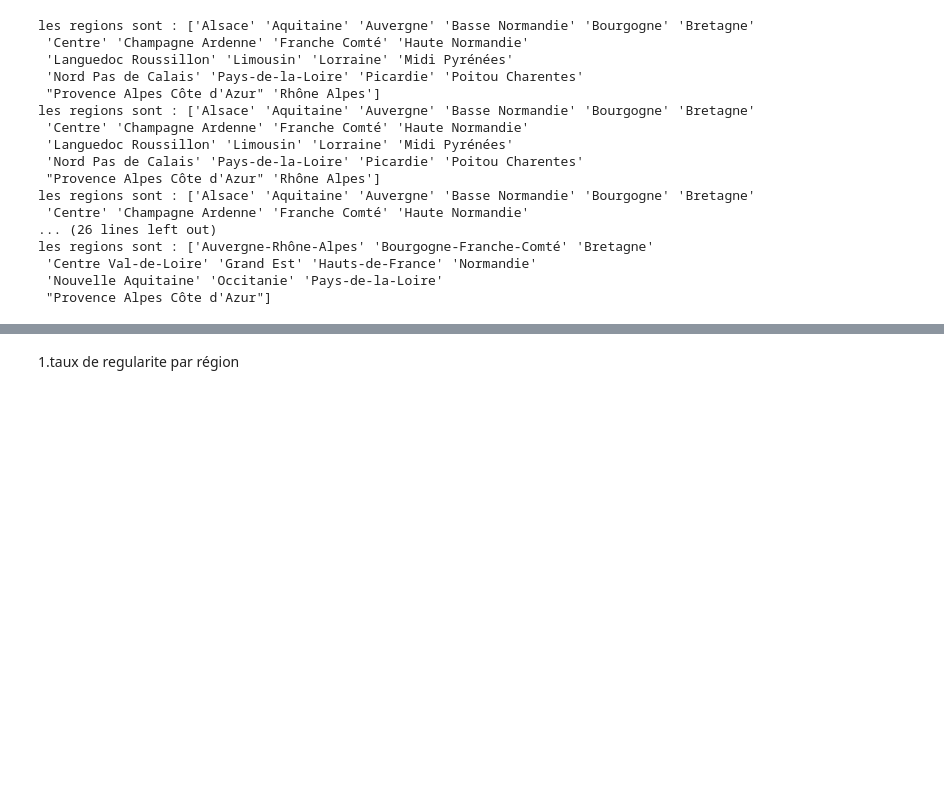
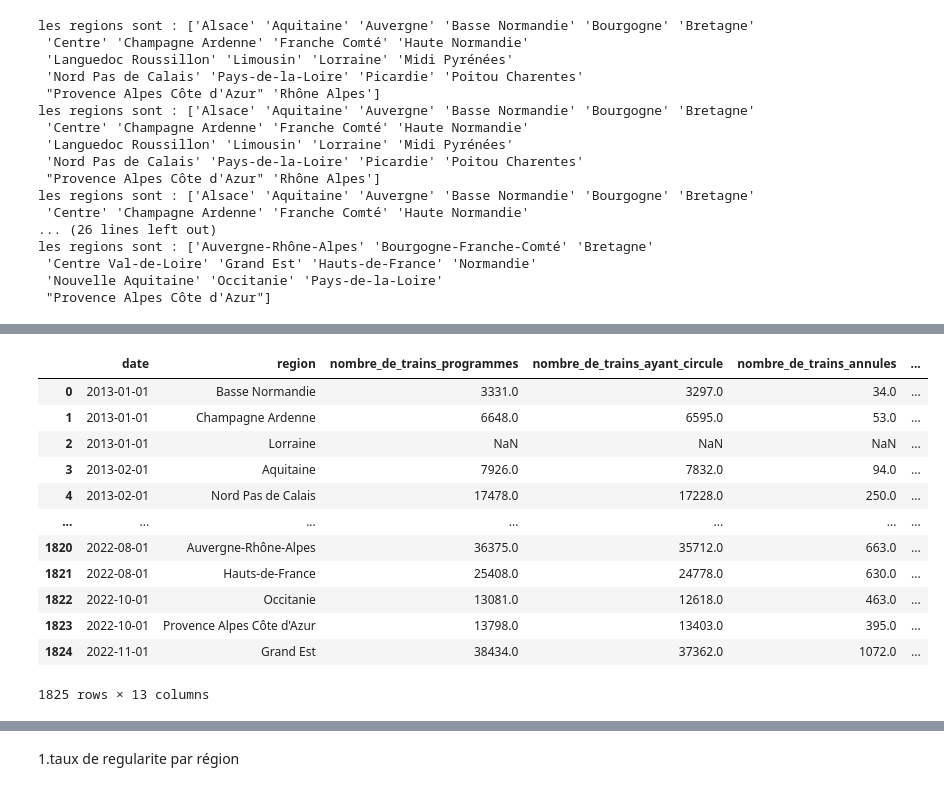
Before and after one commit to gbiaou/Projet_Python_SNCF, a Jupyter notebook: Regularite_des_trains/Recuperation_données_regularité.ipynb, the cells around one changed output, grey strips where cells are left out. Saved outputs shown, nothing was run; the diff lists cells and outputs as text; code cells hidden in the pictures; blank space fills up the shorter version.

```diff
--- a/Regularite_des_trains/Recuperation_données_regularité.ipynb
+++ b/Regularite_des_trains/Recuperation_données_regularité.ipynb
@@ -211,0 +228,5 @@ il devrait y avoir normalement 11 régions (12 en excluant la région d'ile de F
+# %%
+#gestion du problems de nomde région
+
+rg=pd.read_csv('regions.csv',sep=";")
+rg
@@ -211,0 +251,8 @@ il devrait y avoir normalement 11 régions (12 en excluant la région d'ile de F
+# %%
+
+def stripper(a) :
+    a=a.strip()
+    return a
+
+rg['old_region']=rg['old_region'].apply(stripper)
+rg['new_region']=rg['new_region'].apply(stripper)
@@ -211,0 +303,20 @@ il devrait y avoir normalement 11 régions (12 en excluant la région d'ile de F
+# %%
+df['region'].str.replace(' ', '')
+rg['old_region'].str.replace(' ', '')
+df_new=pd.merge(left=df,right=rg, how='left', left_on='region',right_on='old_region')
+
+df_new
+# %% [output]
+|  | date | region | nombre_de_trains_programmes | nombre_de_trains_ayant_circule | nombre_de_trains_annules | ... |
+| 0 | 2013-01-01 | Basse Normandie | 3331.0 | 3297.0 | 34.0 | ... |
+| 1 | 2013-01-01 | Champagne Ardenne | 6648.0 | 6595.0 | 53.0 | ... |
+| 2 | 2013-01-01 | Lorraine | NaN | NaN | NaN | ... |
+| 3 | 2013-02-01 | Aquitaine | 7926.0 | 7832.0 | 94.0 | ... |
+| 4 | 2013-02-01 | Nord Pas de Calais | 17478.0 | 17228.0 | 250.0 | ... |
+| ... | ... | ... | ... | ... | ... | ... |
+| 1820 | 2022-08-01 | Auvergne-Rhône-Alpes | 36375.0 | 35712.0 | 663.0 | ... |
+| 1821 | 2022-08-01 | Hauts-de-France | 25408.0 | 24778.0 | 630.0 | ... |
+| 1822 | 2022-10-01 | Occitanie | 13081.0 | 12618.0 | 463.0 | ... |
+| 1823 | 2022-10-01 | Provence Alpes Côte d'Azur | 13798.0 | 13403.0 | 395.0 | ... |
+| 1824 | 2022-11-01 | Grand Est | 38434.0 | 37362.0 | 1072.0 | ... |
+1825 rows × 13 columns
```
Also changed, not shown: parts of 28 cells of this notebook, 4 other files.
